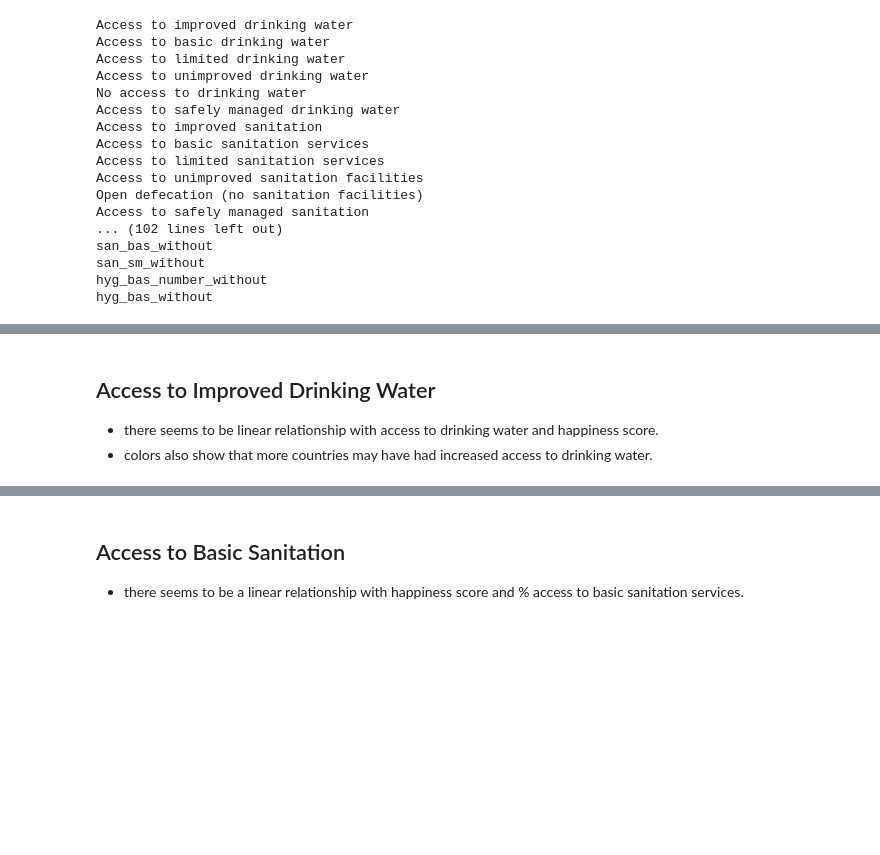
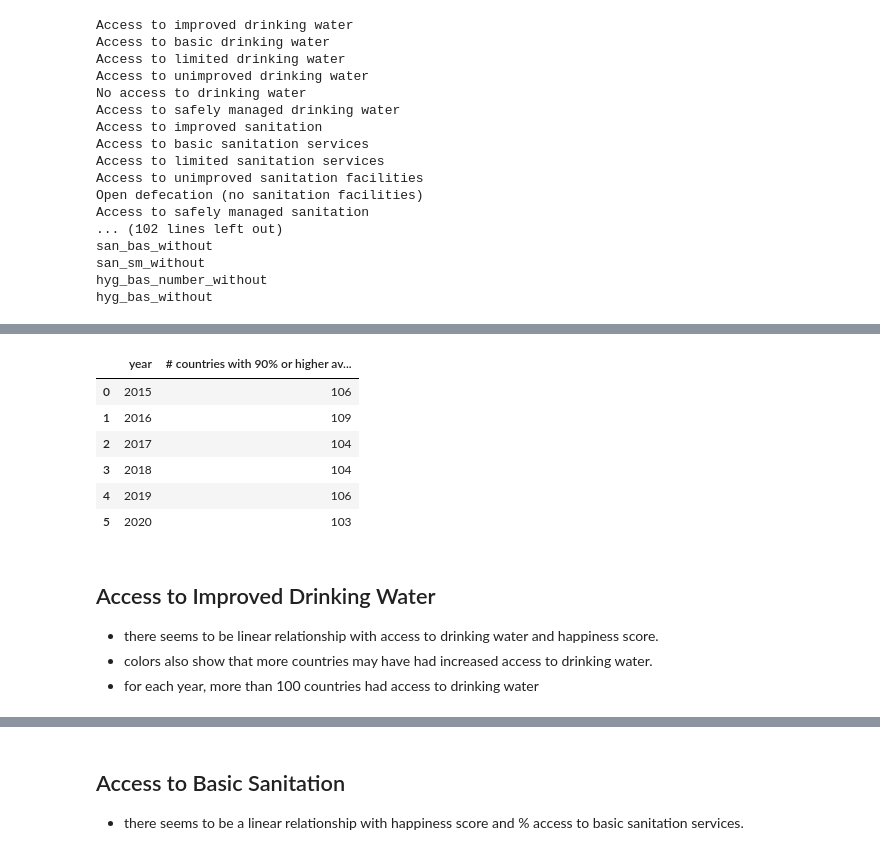
Before and after one commit to kawandag/PopulationvsHappinessData, a Jupyter notebook: waterSanitationVsWHI.ipynb, the cells around one changed output, grey strips where cells are left out. Saved outputs shown, nothing was run; the diff lists cells and outputs as text; code cells hidden in the pictures; blank space fills up the shorter version.

```diff
--- a/waterSanitationVsWHI.ipynb
+++ b/waterSanitationVsWHI.ipynb
@@ -184,7 +181,26 @@ plt.show()
+# %%
+num_countries=[]
+year = [2015,2016, 2017, 2018, 2019, 2020]
+for i in year:
+    x = merged_df2.loc[merged_df2["Year"]==i]
+    x = x.loc[x["Access to improved drinking water"]>=90]
+    num_countries.append(len(x))
+
+data = pd.DataFrame({'year': year , '# countries with 90% or higher availbility to clean water':num_countries})
+data
+# %% [output]
+|  | year | # countries with 90% or higher av... |
+| 0 | 2015 | 106 |
+| 1 | 2016 | 109 |
+| 2 | 2017 | 104 |
+| 3 | 2018 | 104 |
+| 4 | 2019 | 106 |
+| 5 | 2020 | 103 |
 # %% [markdown]
 ## Access to Improved Drinking Water
 * there seems to be linear relationship with access to drinking water and happiness score.
 * colors also show that more countries may have had increased access to drinking water.
+* for each year, more than 100 countries had access to drinking water
 # %%
 fig, ax = plt.subplots()
 
```
Also changed, not shown: parts of 6 cells of this notebook.
